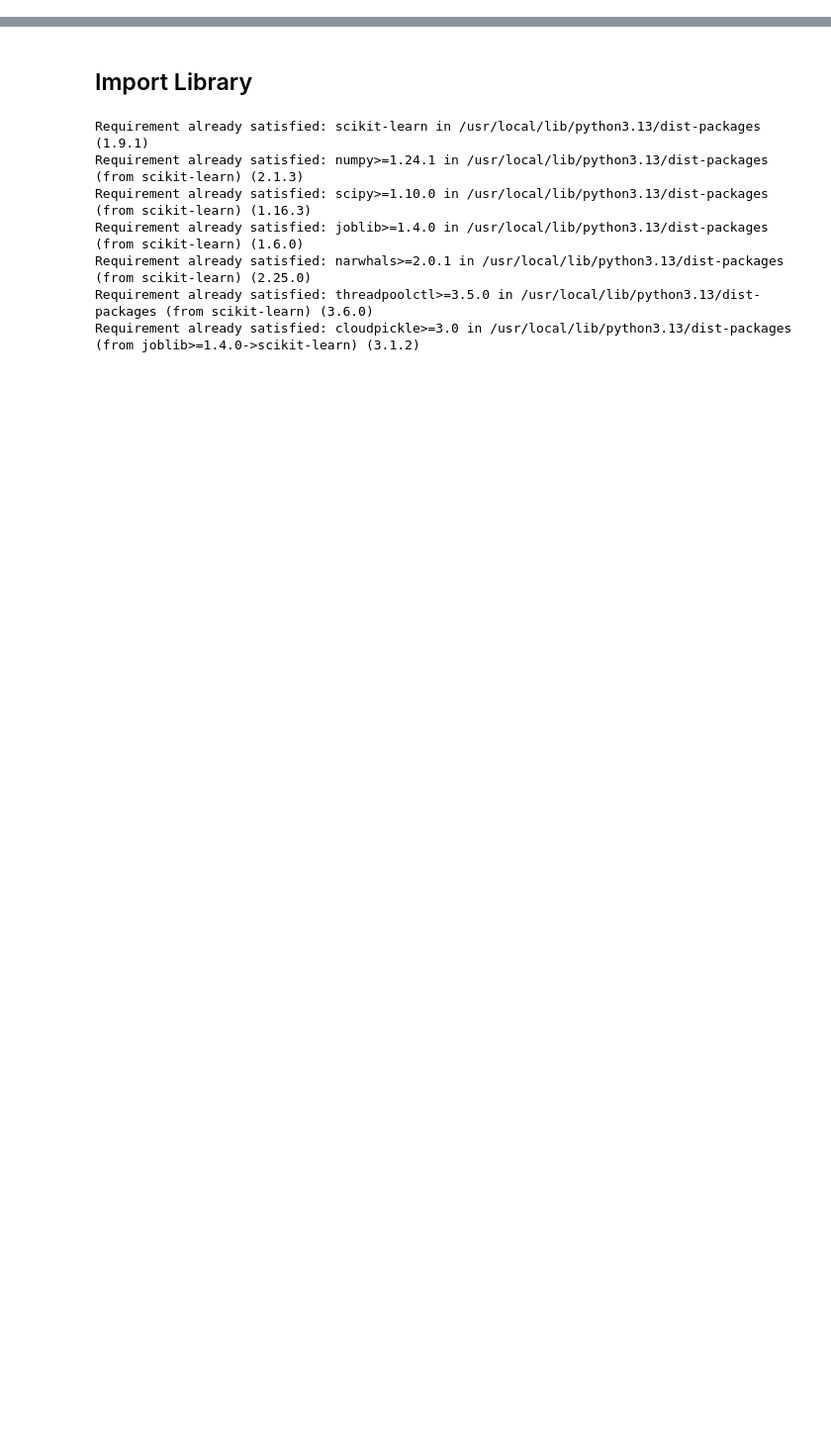
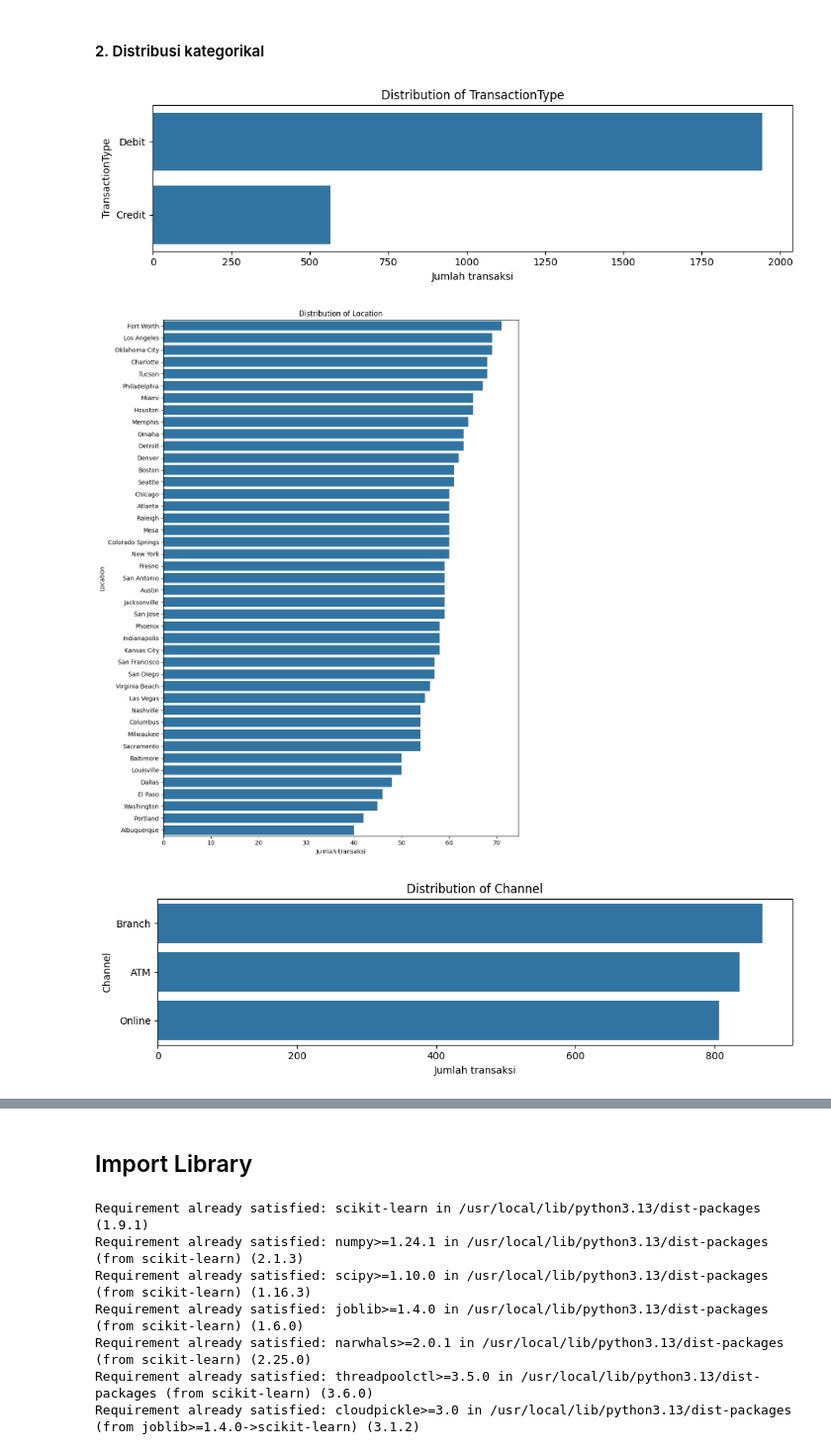
Before and after one commit to muchammadwr/bank-segmentation-customers, a Jupyter notebook: clustering.ipynb, the cells around one changed output, grey strips where cells are left out. Shown at 99% size. Saved outputs shown, nothing was run; the diff lists cells and outputs as text; code cells hidden in the pictures; blank space fills up the shorter version.

```diff
--- a/clustering.ipynb
+++ b/clustering.ipynb
@@ -2,0 +254,26 @@
+# %% [markdown]
+#### 2. Distribusi kategorikal
+# %%
+for column in categorical_columns:
+    category_count = df[column].nunique()
+
+    fig, ax = plt.subplots(
+        figsize=(10, max(3, category_count * 0.3))
+    )
+
+    sns.countplot(
+        data=df,
+        y=column,
+        order=df[column].value_counts().index,
+        ax=ax,
+    )
+
+    ax.set_title(f"Distribution of {column}")
+    ax.set_xlabel("Jumlah transaksi")
+
+    plt.tight_layout()
+    plt.show()
+# %% [output]
+[figure, added]
+[figure, added]
+[figure, added]
```
Also changed, not shown: parts of 45 cells of this notebook.
